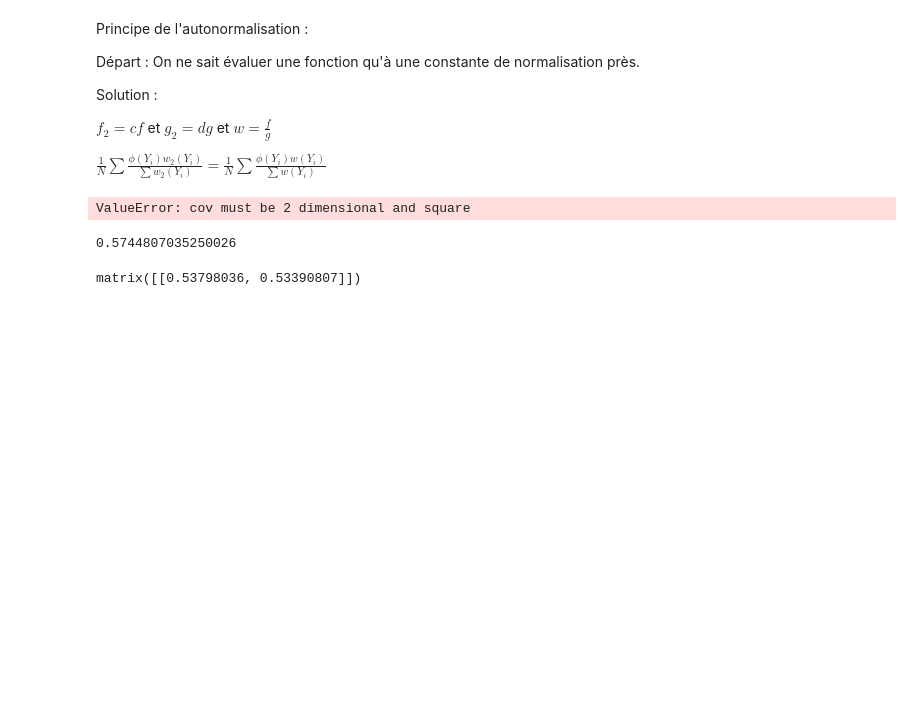
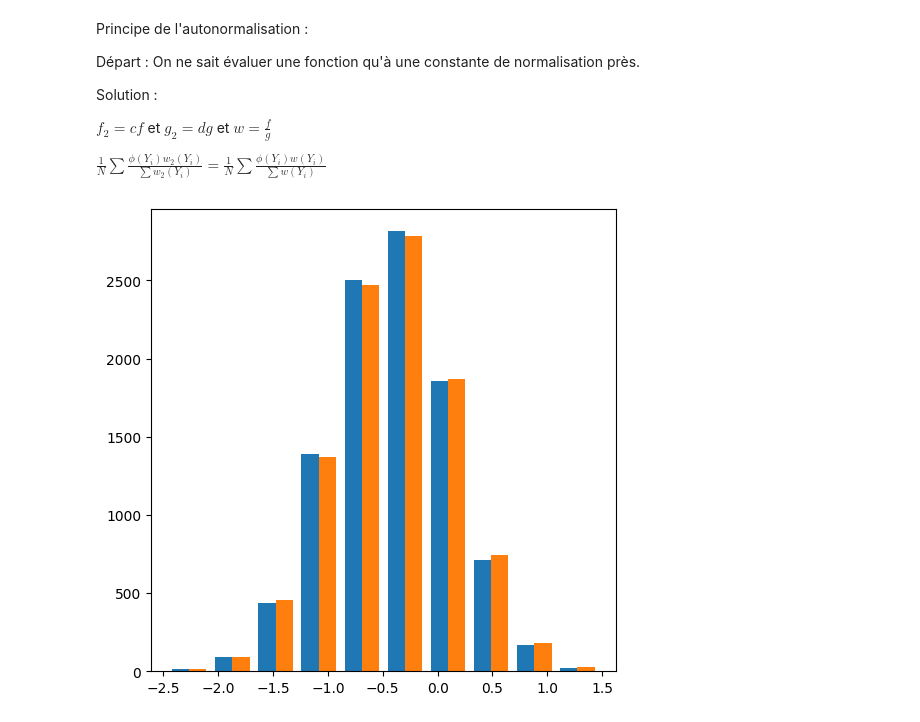
Before and after one commit to AugustinCablant/Monte-Carlo-methods, a Jupyter notebook: TP.ipynb, the cells around one changed output. Cells and saved outputs as stored; diff of their text form; code cells hidden in the pictures; blank space fills up the shorter version.

```diff
--- a/TP.ipynb
+++ b/TP.ipynb
@@ -365,34 +365,27 @@ $ \frac{1}{N} \displaystyle \sum \frac{\phi (Y_i) w_2 (Y_i)}{ \sum w_2 (Y_i)} =
 # %%
 n = 10**4
 X = np.random.multivariate_normal(np.zeros(2), np.eye((2)), size = n)
 c = 0.5
 
 def is_in_region_A(x, c):
     x = np.array(x)
     if np.abs(np.prod(x)) <= c: return x
     else: return -1
 
 in_A = [is_in_region_A(x,c) for x in X]
 in_A_filtered = [element for element in in_A if type(element) != int]
 
 mean = np.mean(in_A)
+mean = np.array([[mean[0]], [mean[1]]])
 weights = np.ones_like(in_A)
 cov = np.cov(in_A, rowvar=False, fweights=weights)
 cov = cov.item()
-cov = np.asmatrix(cov)
+cov = np.array([[cov[0]], [cov[1]]])
 cov2 = np.dot(cov, cov.T)
 
-Y = np.random.multivariate_normal(mean, cov2, size = n)
+Y = np.random.multivariate_normal(mean.flatten(), cov2, size = n)
 plt.figure(figsize=(6,6))
 plt.hist(Y)
 plt.show()
 # %% [output]
-ValueError: cov must be 2 dimensional and square
+[figure, added]
-# %%
-np.dot(cov, cov.T)
-# %% [output]
-0.5744807035250026
-# %%
-np.asmatrix(cov)
-# %% [output]
-matrix([[0.53798036, 0.53390807]])
```
